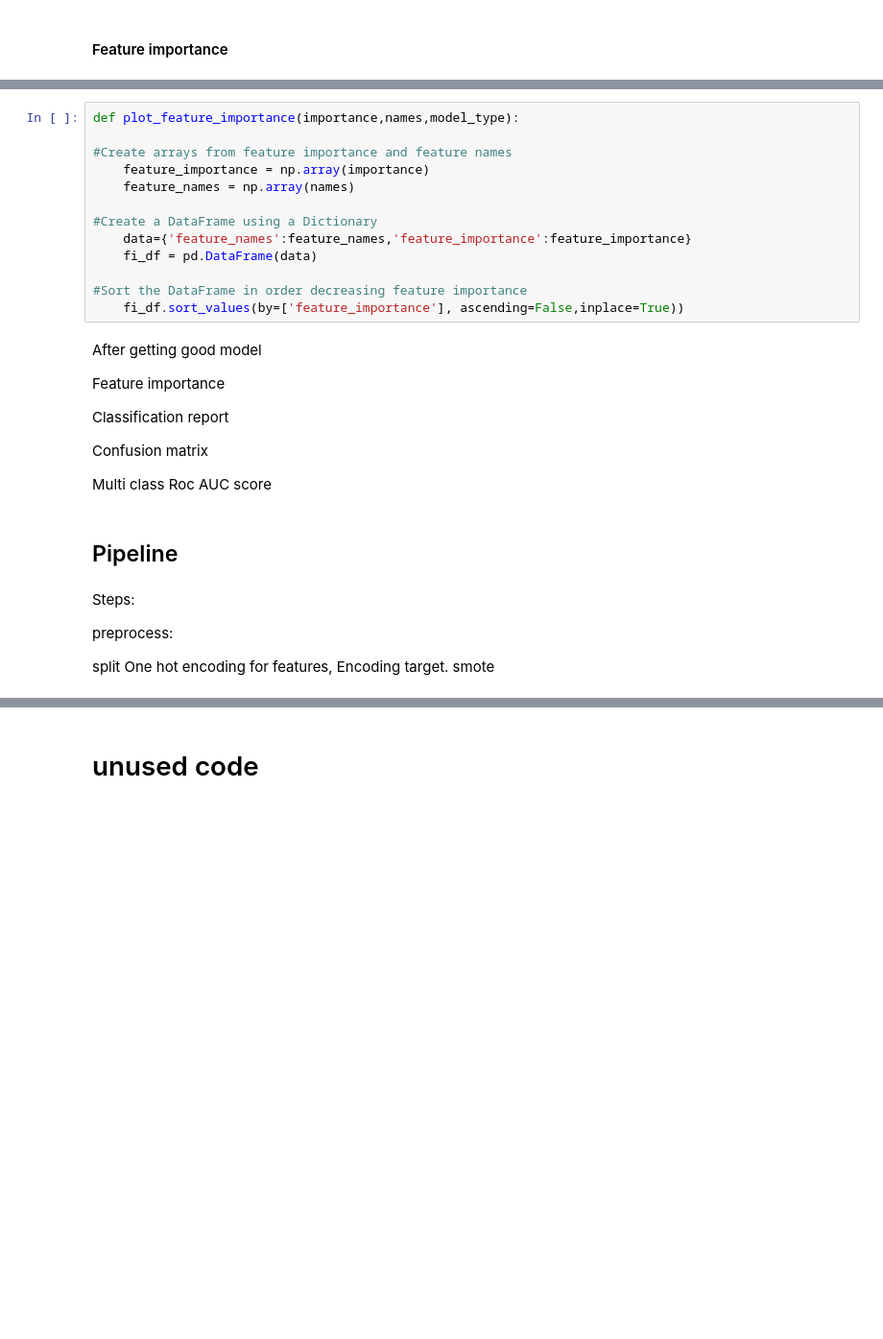
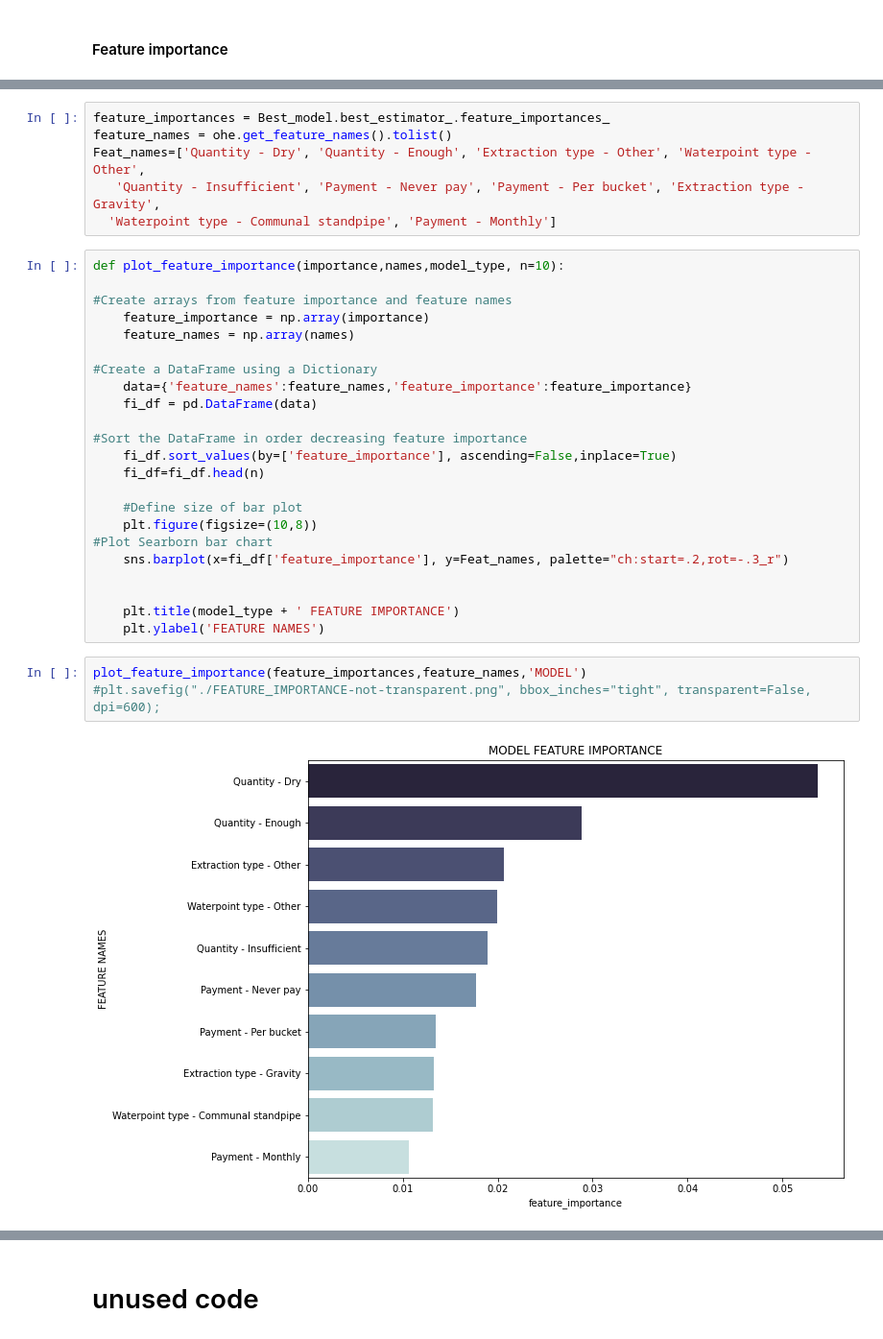
Before and after one commit to RaulCTorres/Tanzanian_Water_Wells, a Jupyter notebook: Scratch_code/Juan_Notebook.ipynb, the cells around one changed output, grey strips where cells are left out. Shown at 96% size. Cells and saved outputs as stored; diff of their text form; blank space fills up the shorter version.

Commit message:
new graphs and updated notebook

```diff
--- a/Scratch_code/Juan_Notebook.ipynb
+++ b/Scratch_code/Juan_Notebook.ipynb
@@ -1539,5 +1558,11 @@ array([0.0001276 , 0.00074843, 0.00027241, ..., 0.00928077, 0.00220267,
+# %%
+feature_importances = Best_model.best_estimator_.feature_importances_
+feature_names = ohe.get_feature_names().tolist()
+Feat_names=['Quantity - Dry', 'Quantity - Enough', 'Extraction type - Other', 'Waterpoint type - Other',
+   'Quantity - Insufficient', 'Payment - Never pay', 'Payment - Per bucket', 'Extraction type - Gravity',
+  'Waterpoint type - Communal standpipe', 'Payment - Monthly']
 # %%
-def plot_feature_importance(importance,names,model_type):
+def plot_feature_importance(importance,names,model_type, n=10):
 
 #Create arrays from feature importance and feature names
     feature_importance = np.array(importance)
@@ -1548,26 +1573,19 @@ def plot_feature_importance(importance,names,model_type):
     fi_df = pd.DataFrame(data)
 
 #Sort the DataFrame in order decreasing feature importance
-    fi_df.sort_values(by=['feature_importance'], ascending=False,inplace=True))
+    fi_df.sort_values(by=['feature_importance'], ascending=False,inplace=True)
+    fi_df=fi_df.head(n)
+
+    #Define size of bar plot
+    plt.figure(figsize=(10,8))
+#Plot Searborn bar chart
+    sns.barplot(x=fi_df['feature_importance'], y=Feat_names, palette="ch:start=.2,rot=-.3_r")
+
+
+    plt.title(model_type + ' FEATURE IMPORTANCE')
+    plt.ylabel('FEATURE NAMES')
-# %% [markdown]
-After getting good model
-
-
-Feature importance
-
-Classification report
-
-Confusion matrix
-
-Multi class Roc AUC score
-# %% [markdown]
-## Pipeline
-# %% [markdown]
-Steps:
-
-preprocess:
-
-split
-One hot encoding for features,
-Encoding target.
-smote
+# %%
+plot_feature_importance(feature_importances,feature_names,'MODEL')
+#plt.savefig("./FEATURE_IMPORTANCE-not-transparent.png", bbox_inches="tight", transparent=False, dpi=600);
+# %% [output]
+[figure, added]
```
Also changed, not shown: parts of 17 cells of this notebook, 2 other files.
